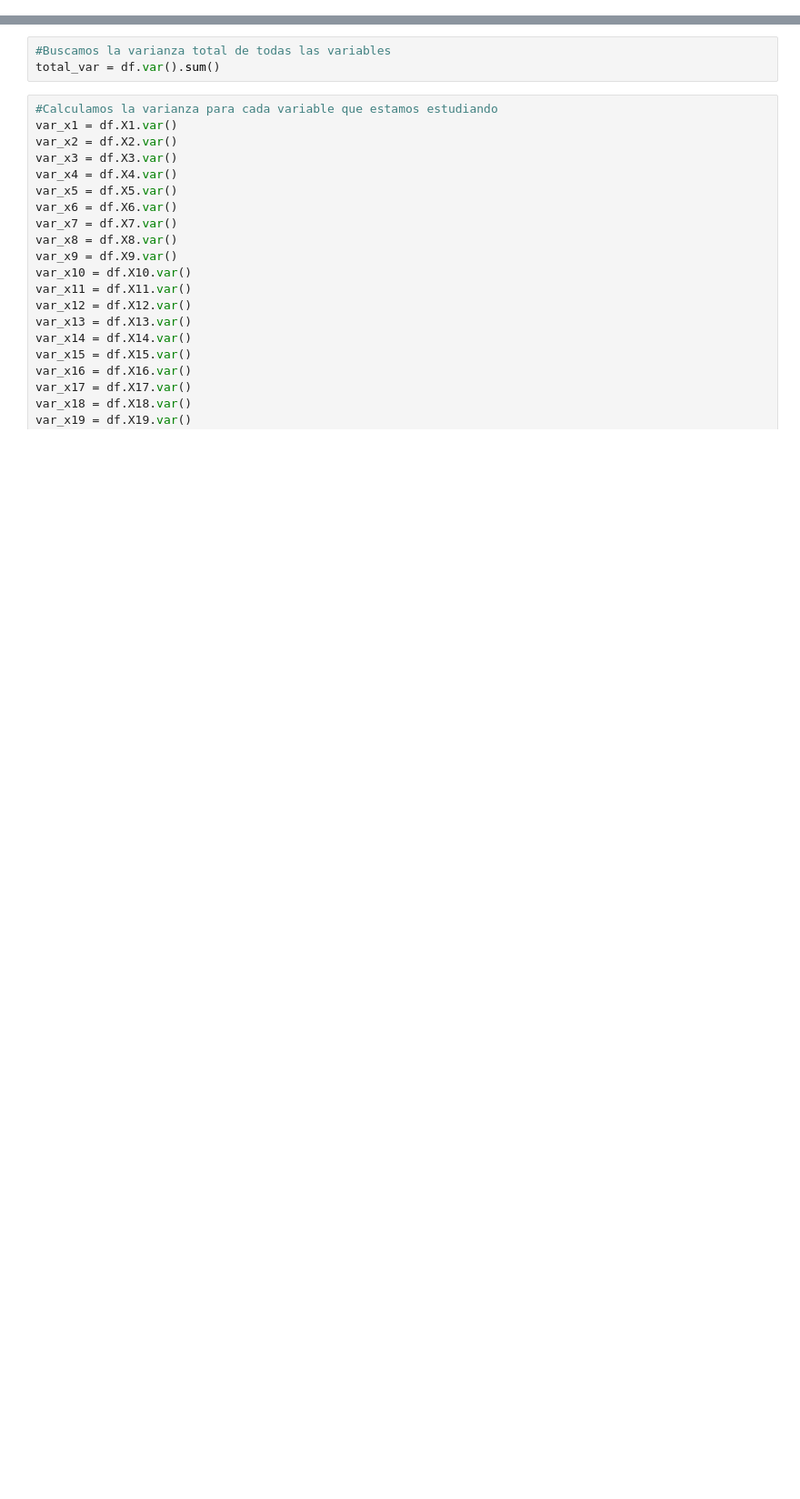
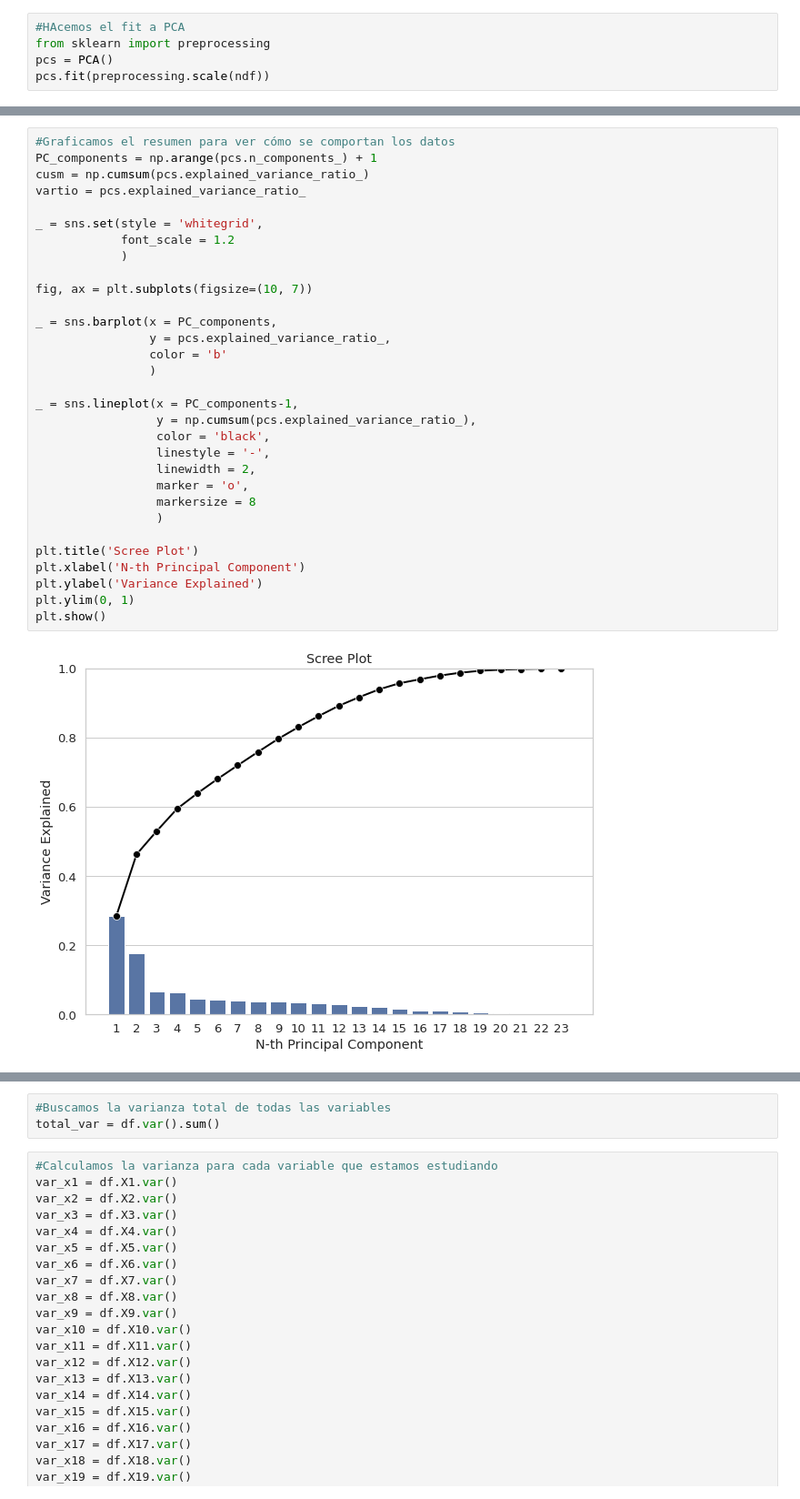
Before and after one commit to PosgradoMNA/actividades-del-projecto-equipo-125, a Jupyter notebook: Actividad_Semanal_4.ipynb, the cells around one changed output, grey strips where cells are left out. Shown at 91% size. Drawn from its saved outputs; the diff is of its cells as text; blank space fills up the shorter version.

```diff
--- a/Actividad_Semanal_4.ipynb
+++ b/Actividad_Semanal_4.ipynb
@@ -536,0 +126,5 @@ pd.DataFrame(summary).transpose()
+# %%
+#HAcemos el fit a PCA
+from sklearn import preprocessing
+pcs = PCA()
+pcs.fit(preprocessing.scale(ndf))
@@ -536,0 +148,33 @@ pd.DataFrame(summary).transpose()
+# %%
+#Graficamos el resumen para ver cómo se comportan los datos
+PC_components = np.arange(pcs.n_components_) + 1
+cusm = np.cumsum(pcs.explained_variance_ratio_)
+vartio = pcs.explained_variance_ratio_
+
+_ = sns.set(style = 'whitegrid',
+            font_scale = 1.2
+            )
+
+fig, ax = plt.subplots(figsize=(10, 7))
+
+_ = sns.barplot(x = PC_components,
+                y = pcs.explained_variance_ratio_,
+                color = 'b'
+                )
+
+_ = sns.lineplot(x = PC_components-1,
+                 y = np.cumsum(pcs.explained_variance_ratio_),
+                 color = 'black',
+                 linestyle = '-',
+                 linewidth = 2,
+                 marker = 'o',
+                 markersize = 8
+                 )
+
+plt.title('Scree Plot')
+plt.xlabel('N-th Principal Component')
+plt.ylabel('Variance Explained')
+plt.ylim(0, 1)
+plt.show()
+# %% [output]
+[figure, added]
```
Also changed, not shown: parts of 115 cells of this notebook.
